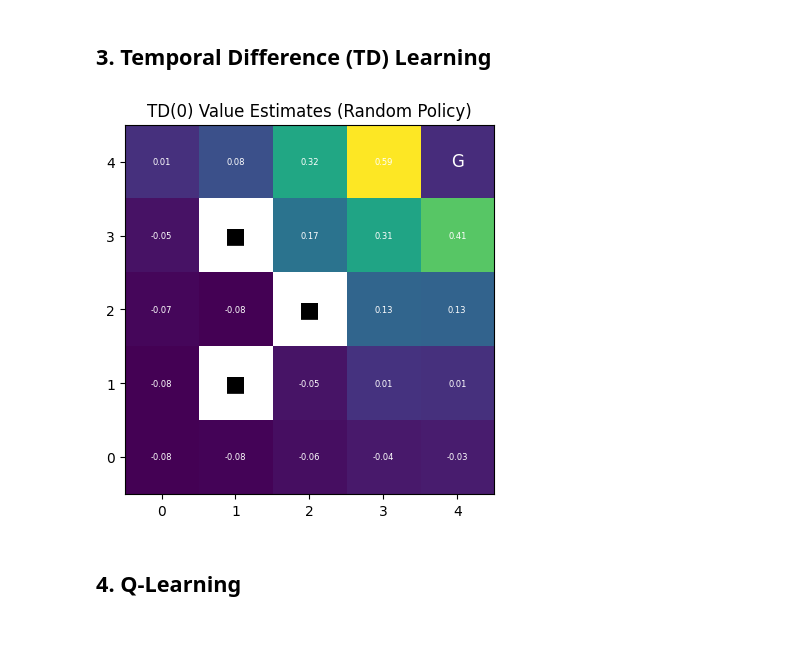
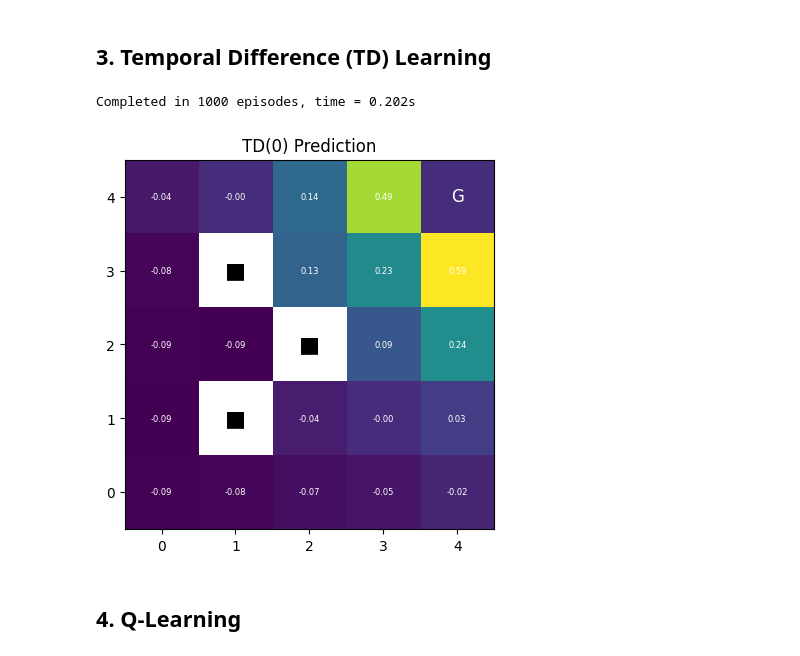
Before and after one commit to RyanWri/afeka-homework, a Jupyter notebook: rl_homework_2/rl_hw2.ipynb, the cells around one changed output. Drawn from its saved outputs; the diff is of its cells as text; code cells hidden in the pictures.

```diff
--- a/rl_homework_2/rl_hw2.ipynb
+++ b/rl_homework_2/rl_hw2.ipynb
@@ -71,28 +96,41 @@ plot_value_function(V_mc, env, title="Monte Carlo Value Estimates (Random Policy
 # %% [markdown]
 ## 3. Temporal Difference (TD) Learning
-# %%
-# ┌─── Cell: TD(0) Prediction (Random Policy) ─────────────────────────────────────
-from algorithms import td0_prediction
-
-# 2) TD(0) Config
-config = RLConfig(gamma=0.9, alpha=0.1, episodes=1000, max_steps=100)
-
-# 3) Define random policy
-random_policy = random_policy_factory(env.action_space)
-
-# 4) Run TD(0) Prediction
-V_td = td0_prediction(
-    env=env,
-    policy=random_policy,
-    num_episodes=config.episodes,
-    gamma=config.gamma,
-    alpha=config.alpha,
-)
-
-# 5) Plot learned value function
-plot_value_function(V_td, env, title="TD(0) Value Estimates (Random Policy)")
-# └───────────────────────────────────────────────────────────────────────────────
-# %% [output]
-[figure, removed]
+# %%
+from algorithms import td0_prediction
+
+# 1) TD(0) Configuration
+config = RLConfig(gamma=0.9, alpha=0.1, episodes=1000, max_steps=100)
+random_policy = random_policy_factory(env.action_space)
+
+# 2) Run TD(0)
+start_time = time.time()
+V_td = td0_prediction(
+    env,
+    policy=random_policy,
+    num_episodes=config.episodes,
+    gamma=config.gamma,
+    alpha=config.alpha,
+)
+elapsed = time.time() - start_time
+
+# 3) Store result
+result_td = RLResult(
+    name="TD(0) Prediction",
+    time_seconds=elapsed,
+    iterations=config.episodes,
+    value_function=V_td,
+    notes="TD(0) with online updates using random policy",
+)
+
+print(
+    f"Completed in {result_td.iterations} episodes, time = {result_td.time_seconds:.3f}s"
+)
+
+# 4) Visualize value function
+plot_value_function(result_td.value_function, env, title=result_td.name)
+# └───────────────────────────────────────────────────────────────────────────────
+# %% [output]
+Completed in 1000 episodes, time = 0.202s
+[figure, added]
 # %% [markdown]
 ## 4. Q-Learning
```
Also changed, not shown: parts of 16 cells of this notebook, 2 other files.
